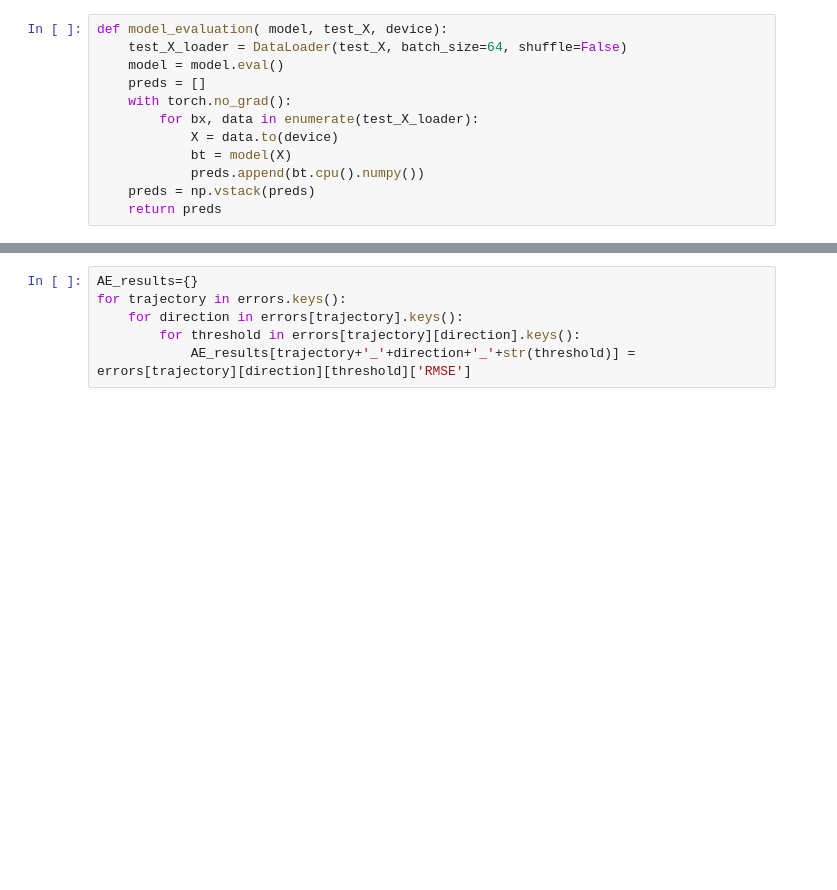
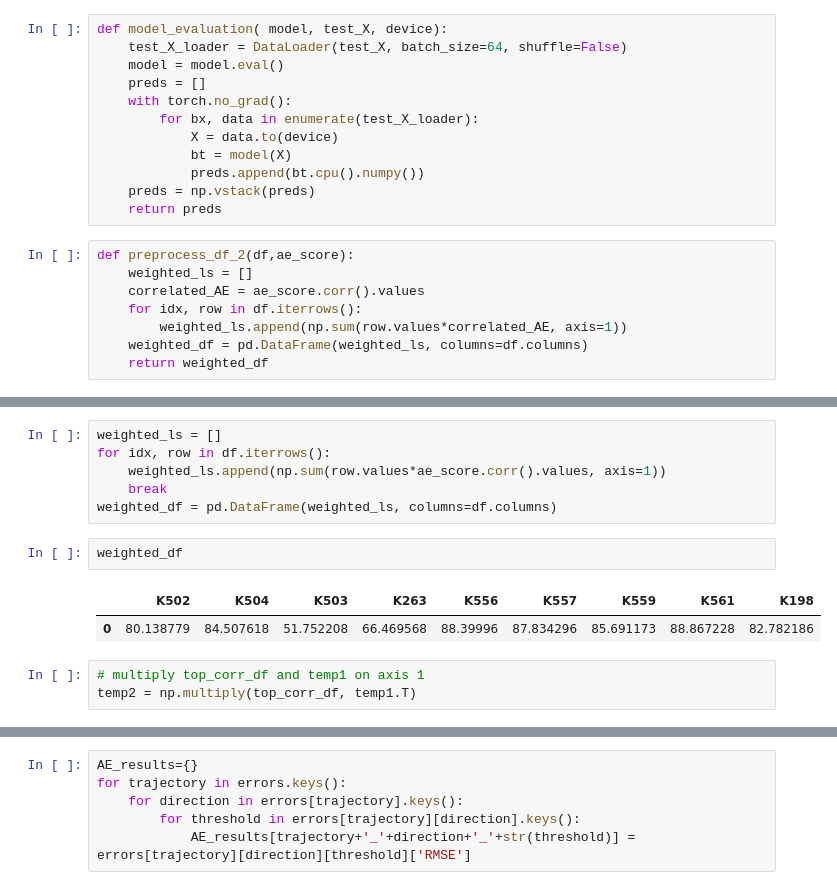
Before and after one commit to himanshudce/OWRI, a Jupyter notebook: notebooks/LSTM_multivariate_Pytorch.ipynb, the cells around one changed output, grey strips where cells are left out. Saved outputs shown, nothing was run; the diff lists cells and outputs as text; blank space fills up the shorter version.

```diff
--- a/notebooks/LSTM_multivariate_Pytorch.ipynb
+++ b/notebooks/LSTM_multivariate_Pytorch.ipynb
@@ -173,5 +173,13 @@ def model_evaluation( model, test_X, device):
             preds.append(bt.cpu().numpy())
     preds = np.vstack(preds)
     return preds
+# %%
+def preprocess_df_2(df,ae_score):
+    weighted_ls = []
+    correlated_AE = ae_score.corr().values
+    for idx, row in df.iterrows():
+        weighted_ls.append(np.sum(row.values*correlated_AE, axis=1))
+    weighted_df = pd.DataFrame(weighted_ls, columns=df.columns)
+    return weighted_df
 # %%
 # declare variables
@@ -262,0 +290,14 @@ Starting threshold: 0.75
+# %%
+weighted_ls = []
+for idx, row in df.iterrows():
+    weighted_ls.append(np.sum(row.values*ae_score.corr().values, axis=1))
+    break
+weighted_df = pd.DataFrame(weighted_ls, columns=df.columns)
+# %%
+weighted_df
+# %% [output]
+|  | K502 | K504 | K503 | K263 | K556 | K557 | K559 | K561 | K198 |
+| 0 | 80.138779 | 84.507618 | 51.752208 | 66.469568 | 88.39996 | 87.834296 | 85.691173 | 88.867228 | 82.782186 |
+# %%
+# multiply top_corr_df and temp1 on axis 1
+temp2 = np.multiply(top_corr_df, temp1.T)
```
Also changed, not shown: parts of 9 cells of this notebook.
